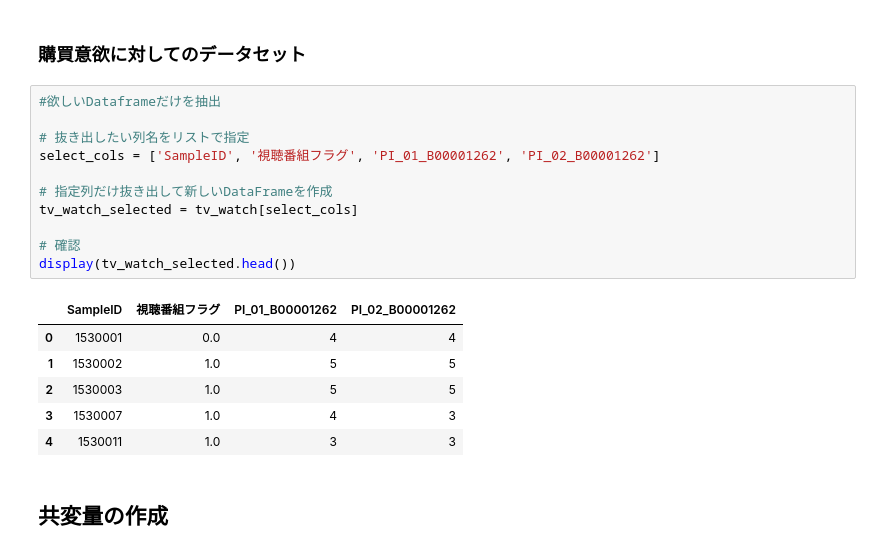
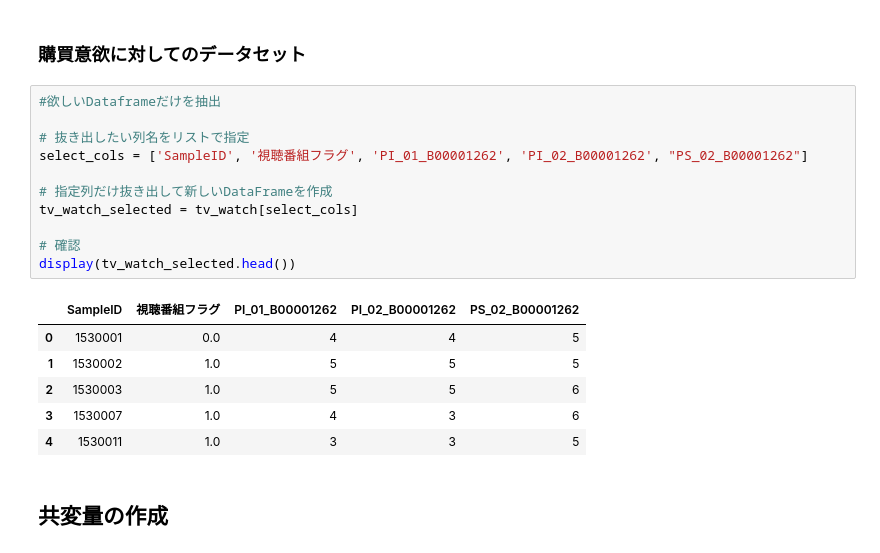
Before and after one commit to ykenta1030/econ-thesis, a Jupyter notebook: econ.ipynb, the cells around one changed output. Drawn from its saved outputs; the diff is of its cells as text.

```diff
--- a/econ.ipynb
+++ b/econ.ipynb
@@ -373,21 +373,21 @@ Length: 64, dtype: int64
 # %%
 #欲しいDataframeだけを抽出
 
 # 抜き出したい列名をリストで指定
-select_cols = ['SampleID', '視聴番組フラグ', 'PI_01_B00001262', 'PI_02_B00001262']
+select_cols = ['SampleID', '視聴番組フラグ', 'PI_01_B00001262', 'PI_02_B00001262', "PS_02_B00001262"]
 
 # 指定列だけ抜き出して新しいDataFrameを作成
 tv_watch_selected = tv_watch[select_cols]
 
 # 確認
 display(tv_watch_selected.head())
 # %% [output]
-|  | SampleID | 視聴番組フラグ | PI_01_B00001262 | PI_02_B00001262 |
-| 0 | 1530001 | 0.0 | 4 | 4 |
-| 1 | 1530002 | 1.0 | 5 | 5 |
-| 2 | 1530003 | 1.0 | 5 | 5 |
-| 3 | 1530007 | 1.0 | 4 | 3 |
-| 4 | 1530011 | 1.0 | 3 | 3 |
+|  | SampleID | 視聴番組フラグ | PI_01_B00001262 | PI_02_B00001262 | PS_02_B00001262 |
+| 0 | 1530001 | 0.0 | 4 | 4 | 5 |
+| 1 | 1530002 | 1.0 | 5 | 5 | 5 |
+| 2 | 1530003 | 1.0 | 5 | 5 | 6 |
+| 3 | 1530007 | 1.0 | 4 | 3 | 6 |
+| 4 | 1530011 | 1.0 | 3 | 3 | 5 |
 # %% [markdown]
 ## 共変量の作成
 # %%
```
Also changed, not shown: parts of 8 cells of this notebook.
